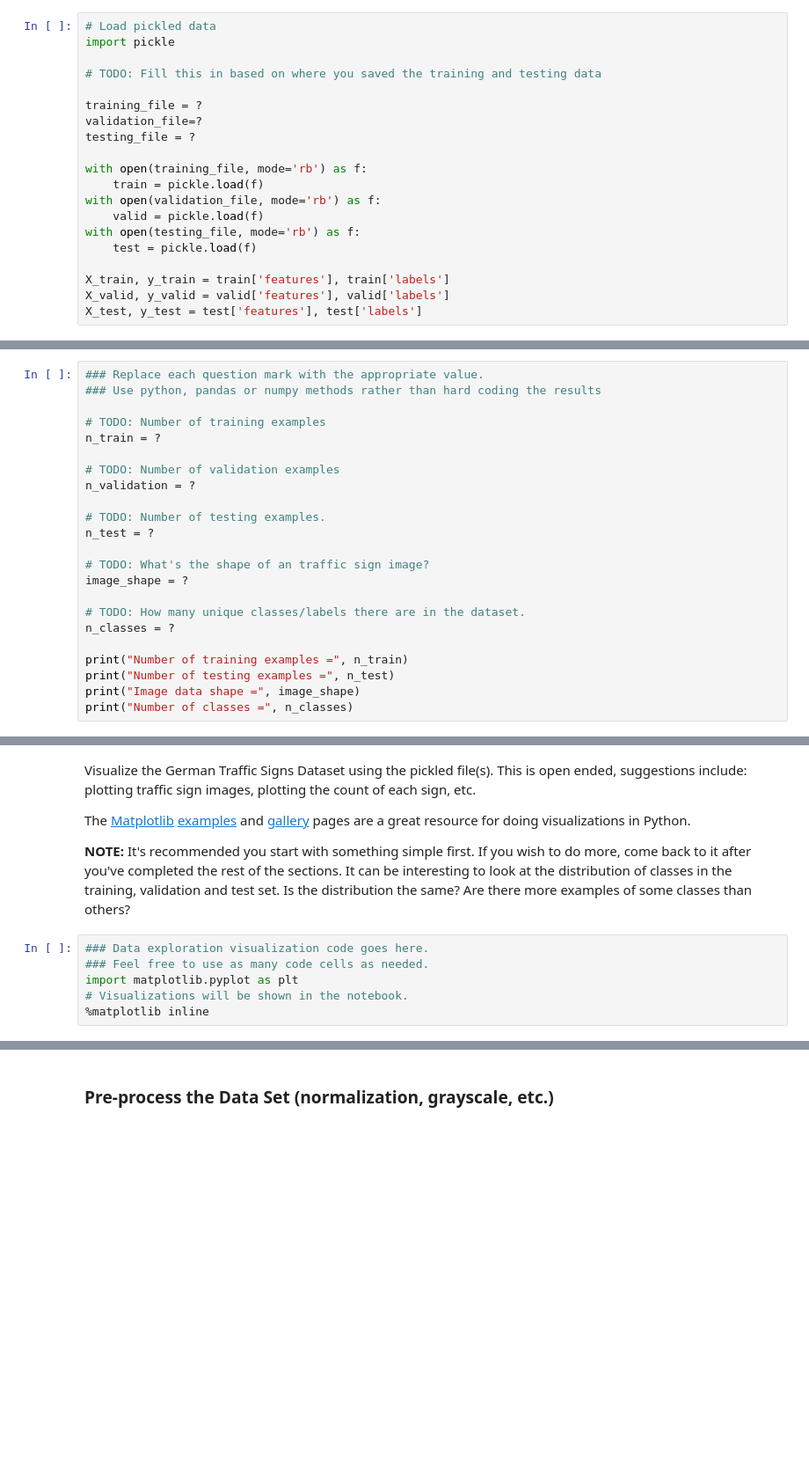
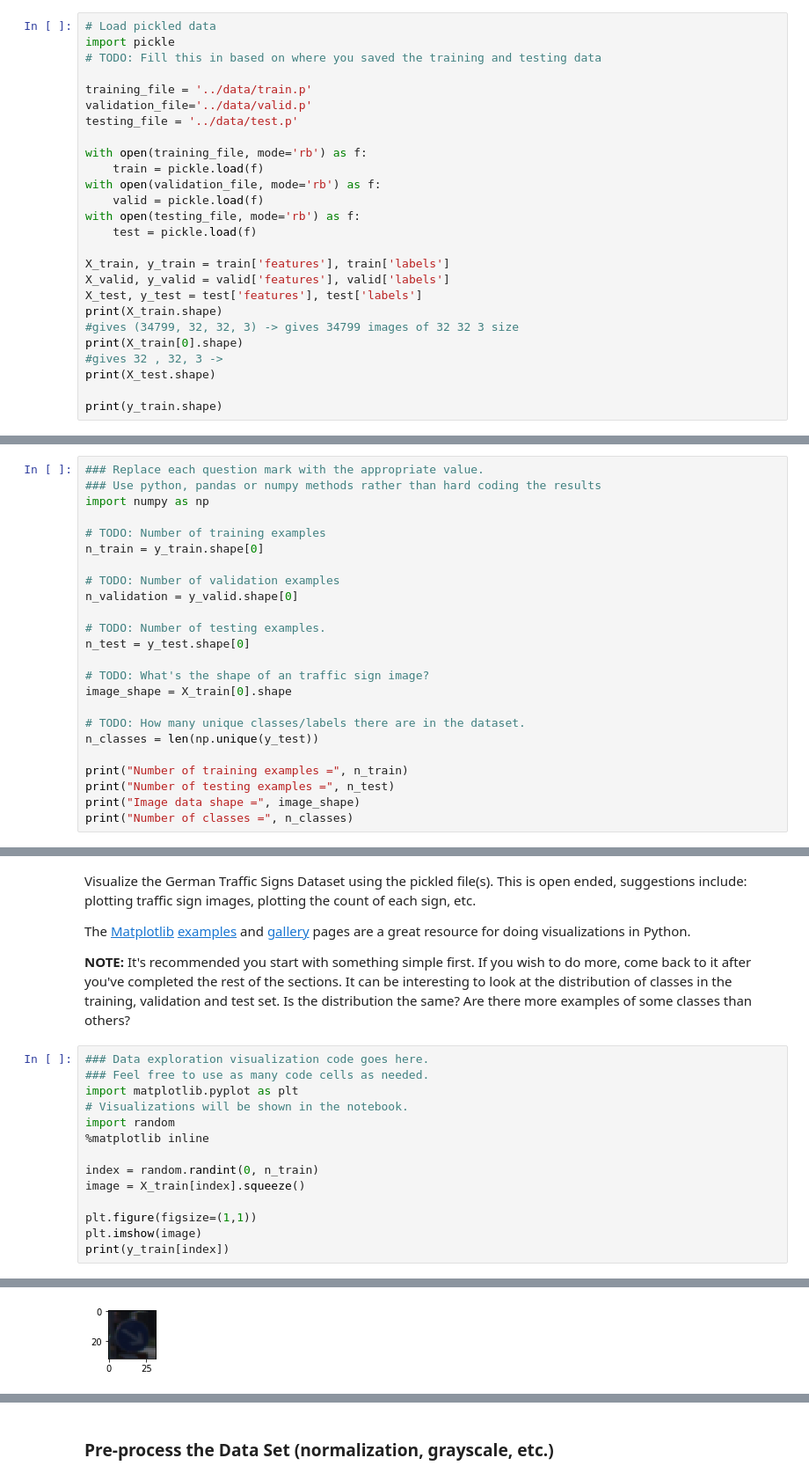
Before and after one commit to sreejasn7/car_traffic_signal_classifier, a Jupyter notebook: Traffic_Sign_Classifier.ipynb, the cells around one changed output, grey strips where cells are left out. Shown at 88% size. Saved outputs shown, nothing was run; the diff lists cells and outputs as text; blank space fills up the shorter version.

```diff
--- a/Traffic_Sign_Classifier.ipynb
+++ b/Traffic_Sign_Classifier.ipynb
@@ -22,12 +22,11 @@ The [rubric](https://review.udacity.com/#!/rubrics/481/view) contains "Stand Out
 # %%
 # Load pickled data
 import pickle
-
 # TODO: Fill this in based on where you saved the training and testing data
 
-training_file = ?
-validation_file=?
-testing_file = ?
+training_file = '../data/train.p'
+validation_file='../data/valid.p'
+testing_file = '../data/test.p'
 
 with open(training_file, mode='rb') as f:
     train = pickle.load(f)
@@ -39,3 +38,10 @@ with open(testing_file, mode='rb') as f:
 X_train, y_train = train['features'], train['labels']
 X_valid, y_valid = valid['features'], valid['labels']
 X_test, y_test = test['features'], test['labels']
+print(X_train.shape)
+#gives (34799, 32, 32, 3) -> gives 34799 images of 32 32 3 size
+print(X_train[0].shape)
+#gives 32 , 32, 3 ->
+print(X_test.shape)
+
+print(y_train.shape)
@@ -57,21 +68,22 @@ Complete the basic data summary below. Use python, numpy and/or pandas methods t
 # %%
 ### Replace each question mark with the appropriate value.
 ### Use python, pandas or numpy methods rather than hard coding the results
+import numpy as np
 
 # TODO: Number of training examples
-n_train = ?
+n_train = y_train.shape[0]
 
 # TODO: Number of validation examples
-n_validation = ?
+n_validation = y_valid.shape[0]
 
 # TODO: Number of testing examples.
-n_test = ?
+n_test = y_test.shape[0]
 
 # TODO: What's the shape of an traffic sign image?
-image_shape = ?
+image_shape = X_train[0].shape
 
 # TODO: How many unique classes/labels there are in the dataset.
-n_classes = ?
+n_classes = len(np.unique(y_test))
 
 print("Number of training examples =", n_train)
 print("Number of testing examples =", n_test)
@@ -90,4 +107,13 @@ The [Matplotlib](http://matplotlib.org/) [examples](http://matplotlib.org/exampl
 ### Feel free to use as many code cells as needed.
 import matplotlib.pyplot as plt
 # Visualizations will be shown in the notebook.
+import random
 %matplotlib inline
+
+index = random.randint(0, n_train)
+image = X_train[index].squeeze()
+
+plt.figure(figsize=(1,1))
+plt.imshow(image)
+print(y_train[index])
+# %% [output]
@@ -93,0 +121 @@ import matplotlib.pyplot as plt
+[figure, added]
```
Also changed, not shown: parts of 25 cells of this notebook, 19 other files.
